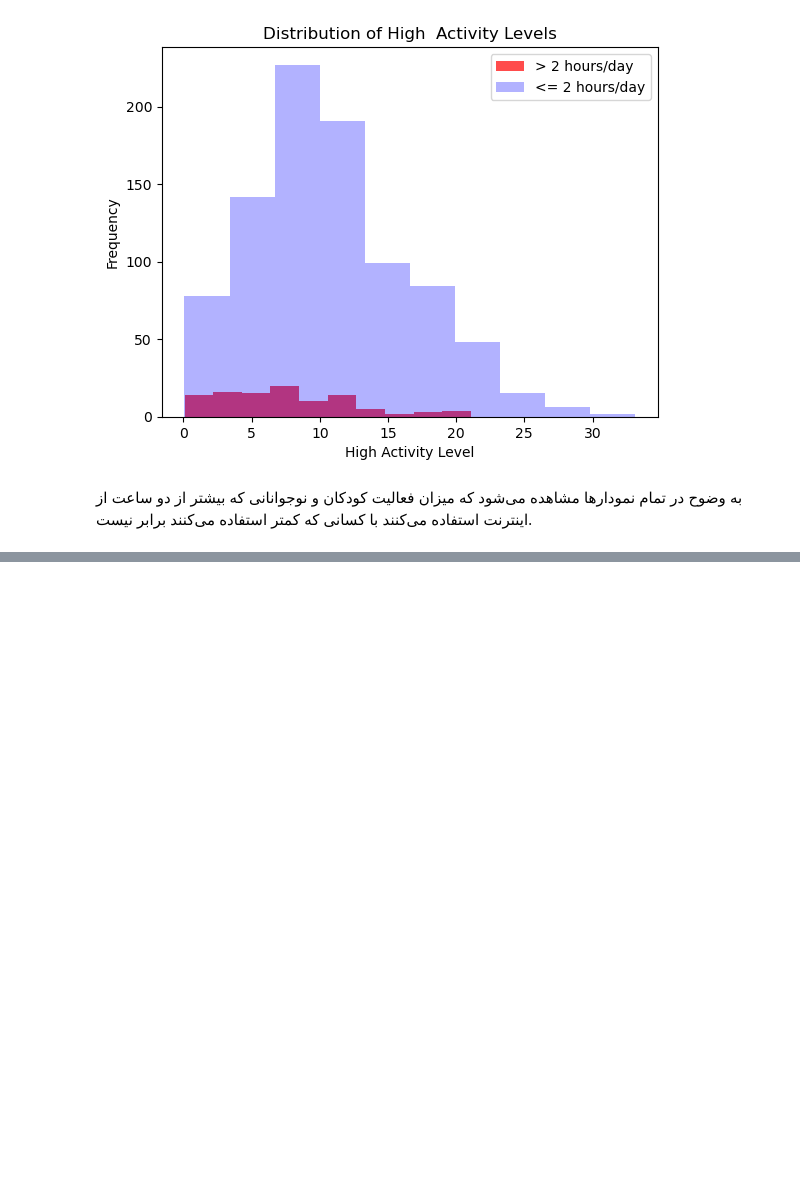
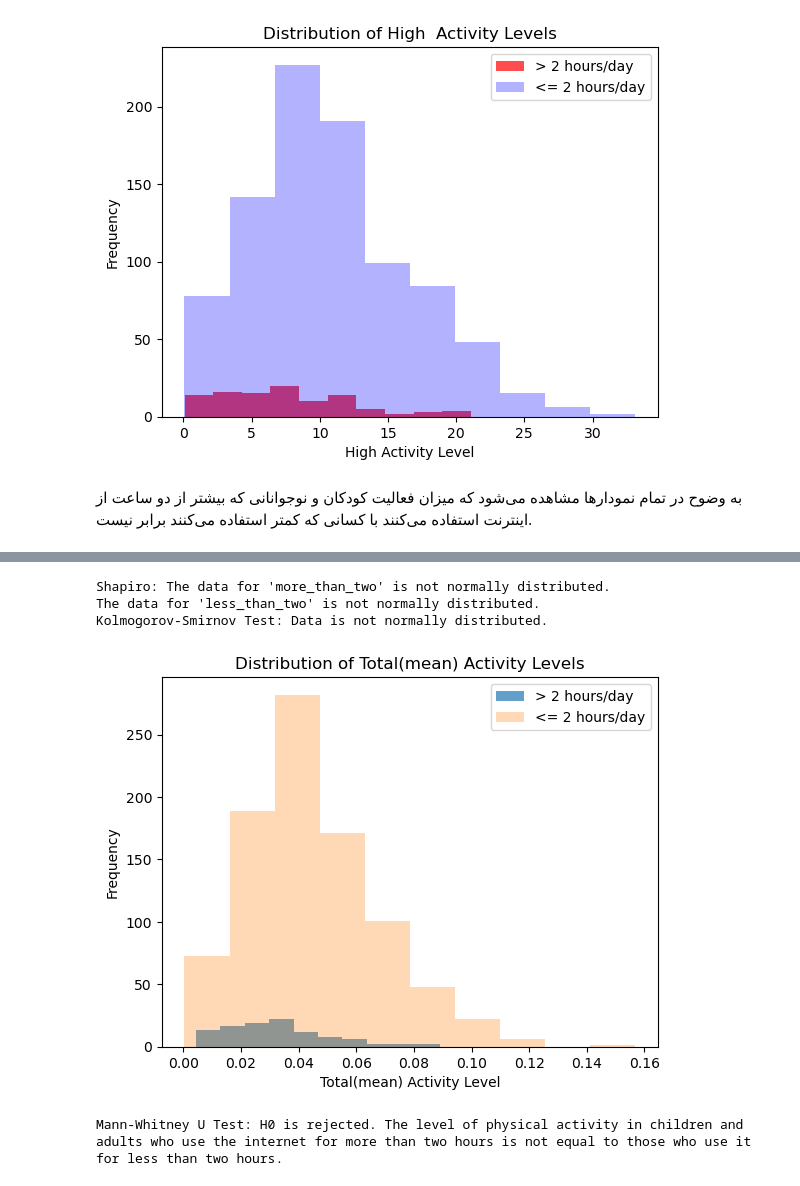
Before and after one commit to Ramtin-Karbaschi/BehaviorDetection_and_MobileMarketAnalysis, a Jupyter notebook: hypothesis_test.ipynb, the cells around one changed output, grey strips where cells are left out. Drawn from its saved outputs; the diff is of its cells as text; code cells hidden in the pictures; blank space fills up the shorter version.

```diff
--- a/hypothesis_test.ipynb
+++ b/hypothesis_test.ipynb
@@ -392,0 +504,53 @@ Mann-Whitney U Test: H0 is rejected. The level of physical activity in children
+# %%
+#mean
+more_mean_enmo = df_h_tot[df_h_tot['PreInt_EduHx-computerinternet_hoursday'] > 2]['enmo_mean']
+less_mean_enmo = df_h_tot[df_h_tot['PreInt_EduHx-computerinternet_hoursday'] <= 2]['enmo_mean']
+
+
+
+stat_mean_enmom, p_mean_enmom = shapiro(more_mean_enmo)
+stat_mean_enmol, p_mean_enmol = shapiro(less_mean_enmo)
+
+if p_mean_enmom >= 0.05:
+    print("Shapiro: The data for 'more_than_two' is normally distributed.")
+else:
+    print("Shapiro: The data for 'more_than_two' is not normally distributed.")
+
+if p_mean_enmol >= 0.05:
+    print("The data for 'less_than_two' is normally distributed.")
+else:
+    print("The data for 'less_than_two' is not normally distributed.")
+
+
+
+
+stat_mm, p_mm = kstest(more_mean_enmo, 'norm')
+
+if p_mm > 0.05:
+    print("Kolmogorov-Smirnov Test: Data is normally distributed.")
+else:
+    print("Kolmogorov-Smirnov Test: Data is not normally distributed.")
+
+
+plt.hist(more_mean_enmo, bins=10, alpha=0.7, label='> 2 hours/day', rwidth=1)
+plt.hist(less_mean_enmo, bins=10, alpha=0.3, label='<= 2 hours/day',  rwidth=1)
+plt.xlabel('Total(mean) Activity Level')
+plt.ylabel('Frequency')
+plt.title('Distribution of Total(mean) Activity Levels')
+plt.legend()
+plt.show()
+# %% [output]
+Shapiro: The data for 'more_than_two' is not normally distributed.
+The data for 'less_than_two' is not normally distributed.
+Kolmogorov-Smirnov Test: Data is not normally distributed.
+[figure, added]
+# %%
+##  Mann-Whitney U Test
+stat_mean, p_mean =  mannwhitneyu(more_mean_enmo, less_mean_enmo)
+
+if p_mean < 0.05:
+    print("Mann-Whitney U Test: H0 is rejected. The level of physical activity in children and adults who use the internet for more than two hours is not equal to those who use it for less than two hours.")
+else:
+    print("Mann-Whitney U Test: H0 is correct. The level of physical activity in children and adults who use the internet for more than two hours is equal to those who use it for less than two hours.")
+# %% [output]
+Mann-Whitney U Test: H0 is rejected. The level of physical activity in children and adults who use the internet for more than two hours is not equal to those who use it for less than two hours.
```
Also changed, not shown: parts of 7 cells of this notebook.
